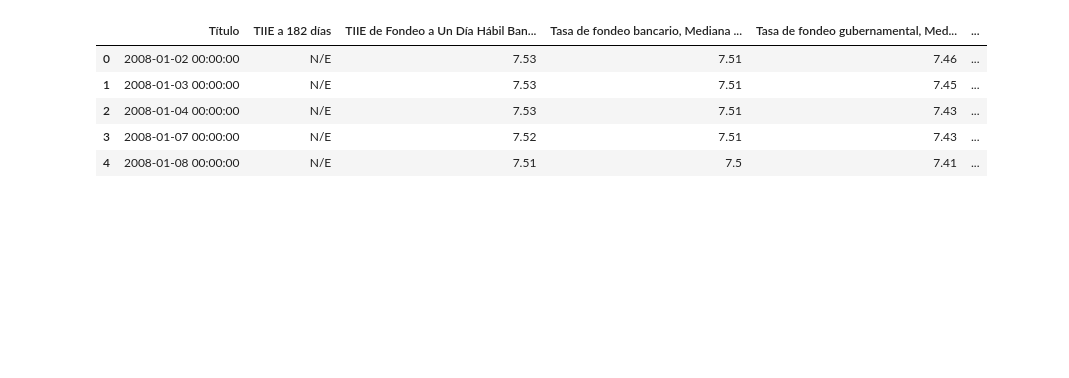
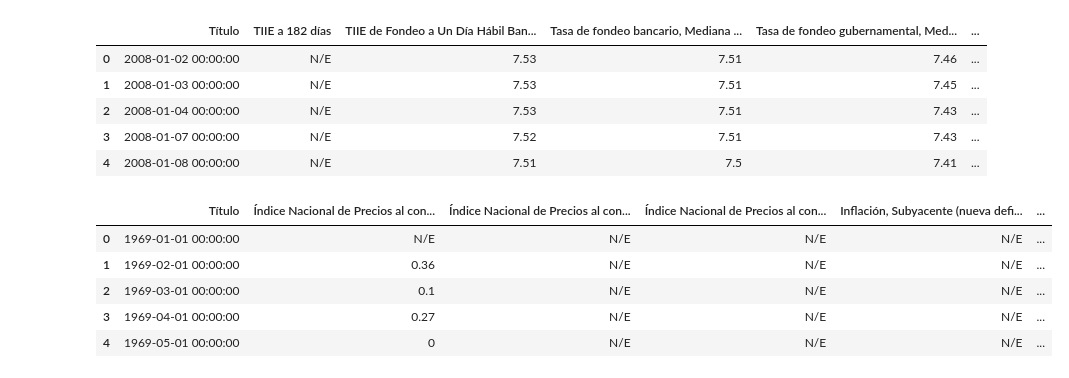
Before and after one commit to heritaco/Data-Mining, a Jupyter notebook: 03-Tasas-de-Interes-al-Consumo/02-explore-data.ipynb, the cells around one changed output. Saved outputs shown, nothing was run; the diff lists cells and outputs as text; code cells hidden in the pictures; blank space fills up the shorter version.

```diff
--- a/03-Tasas-de-Interes-al-Consumo/02-explore-data.ipynb
+++ b/03-Tasas-de-Interes-al-Consumo/02-explore-data.ipynb
@@ -129,3 +129,12 @@ df11.head()
 | 2 | 2008-01-04 00:00:00 | N/E | 7.53 | 7.51 | 7.43 | ... |
 | 3 | 2008-01-07 00:00:00 | N/E | 7.52 | 7.51 | 7.43 | ... |
 | 4 | 2008-01-08 00:00:00 | N/E | 7.51 | 7.5 | 7.41 | ... |
+# %%
+df12.head()
+# %% [output]
+|  | Título | Índice Nacional de Precios al con... | Índice Nacional de Precios al con... | Índice Nacional de Precios al con... | Inflación, Subyacente (nueva defi... | ... |
+| 0 | 1969-01-01 00:00:00 | N/E | N/E | N/E | N/E | ... |
+| 1 | 1969-02-01 00:00:00 | 0.36 | N/E | N/E | N/E | ... |
+| 2 | 1969-03-01 00:00:00 | 0.1 | N/E | N/E | N/E | ... |
+| 3 | 1969-04-01 00:00:00 | 0.27 | N/E | N/E | N/E | ... |
+| 4 | 1969-05-01 00:00:00 | 0 | N/E | N/E | N/E | ... |
```
Also changed, not shown: parts of 4 cells of this notebook, 4 other files.
